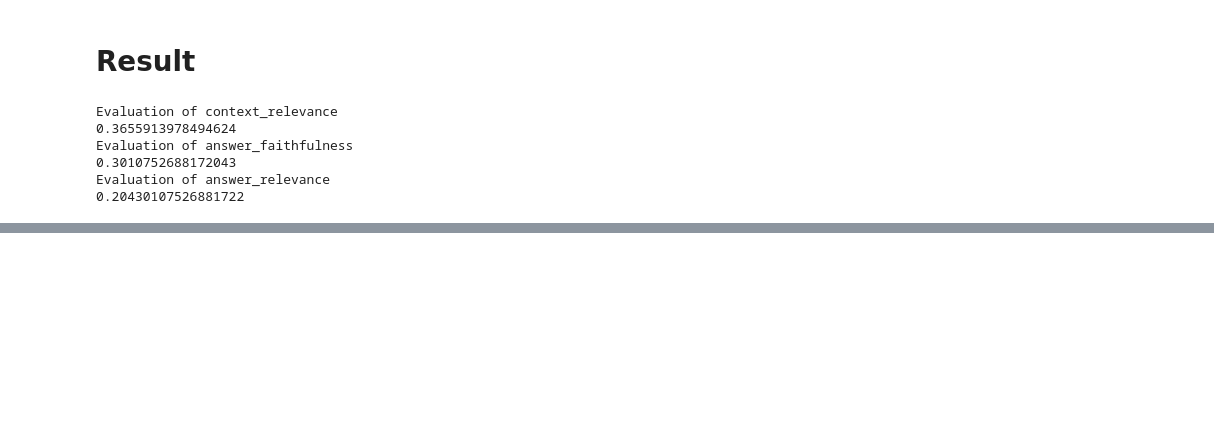
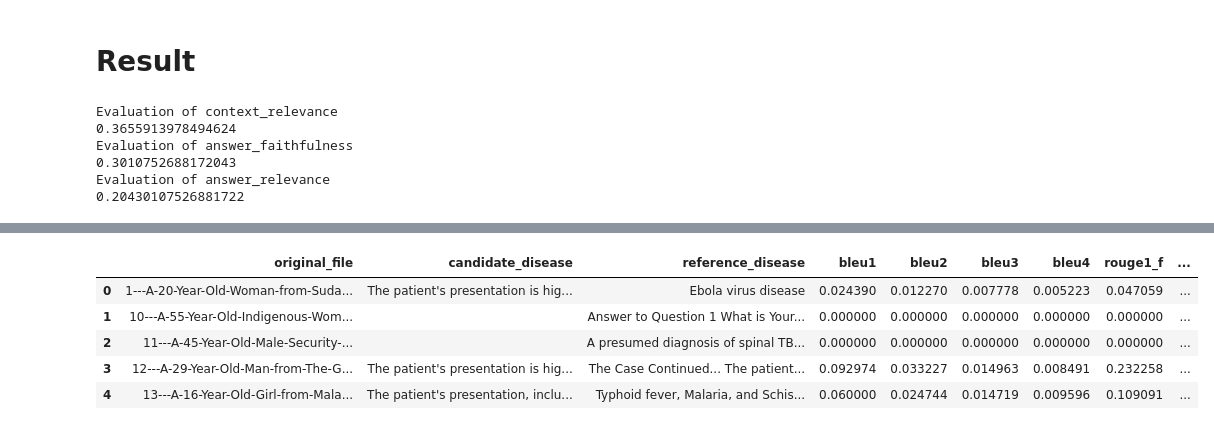
Before and after one commit to ga1nang/MedRAG_vdb, a Jupyter notebook: notebooks/evaluation.ipynb, the cells around one changed output, grey strips where cells are left out. Cells and saved outputs as stored; diff of their text form; code cells hidden in the pictures; blank space fills up the shorter version.

```diff
--- a/notebooks/evaluation.ipynb
+++ b/notebooks/evaluation.ipynb
@@ -44,6 +40,6 @@ def extract_text_from_pdf(pdf_path):
         doc.close()
         return all_text
 # %%
-result_file = "data/processed/medgemma/results.json"
+result_file = "data/processed/medgemma/results_reranker_1.json"
 with open(result_file, "r", encoding="utf-8") as f:
     data = json.load(f)
@@ -616,0 +868,3 @@ Evaluation of answer_relevance
+# %%
+test_diseases = []
+test_path = "data/processed/93_cases"
@@ -616,0 +1052,68 @@ Evaluation of answer_relevance
+# %%
+from nltk.translate.bleu_score import sentence_bleu, SmoothingFunction
+from rouge_score import rouge_scorer
+
+# ---------- lightweight normalization/tokenization ----------
+def normalize(text: str) -> str:
+    if not isinstance(text, str):
+        return ""
+    return re.sub(r"\s+", " ", text.lower()).strip()
+
+def word_tokens(text: str):
+    # alphanumeric tokens only, no external downloads needed
+    return re.findall(r"[a-z0-9]+", normalize(text))
+
+# ---------- BLEU helpers ----------
+_smooth = SmoothingFunction().method3  # robust for short phrases
+
+def bleu_all(candidate: str, reference: str):
+    cand = word_tokens(candidate)
+    ref = word_tokens(reference)
+    if not cand or not ref:
+        return {"bleu1": 0.0, "bleu2": 0.0, "bleu3": 0.0, "bleu4": 0.0}
+    refs = [ref]
+    return {
+        "bleu1": sentence_bleu(refs, cand, weights=(1.0, 0, 0, 0), smoothing_function=_smooth),
+        "bleu2": sentence_bleu(refs, cand, weights=(0.5, 0.5, 0, 0), smoothing_function=_smooth),
+        "bleu3": sentence_bleu(refs, cand, weights=(1/3, 1/3, 1/3, 0), smoothing_function=_smooth),
+        "bleu4": sentence_bleu(refs, cand, weights=(0.25, 0.25, 0.25, 0.25), smoothing_function=_smooth),
+    }
+
+# ---------- ROUGE helpers ----------
+_rouge = rouge_scorer.RougeScorer(["rouge1", "rouge2", "rougeL"], use_stemmer=True)
+
+def rouge_all(candidate: str, reference: str):
+    # rouge_scorer expects (target/reference, prediction/candidate)
+    cand = candidate if isinstance(candidate, str) else ""
+    ref = reference if isinstance(reference, str) else ""
+    scores = _rouge.score(ref, cand)
+    return {
+        "rouge1_f": scores["rouge1"].fmeasure, "rouge1_p": scores["rouge1"].precision, "rouge1_r": scores["rouge1"].recall,
+        "rouge2_f": scores["rouge2"].fmeasure, "rouge2_p": scores["rouge2"].precision, "rouge2_r": scores["rouge2"].recall,
+        "rougeL_f": scores["rougeL"].fmeasure, "rougeL_p": scores["rougeL"].precision, "rougeL_r": scores["rougeL"].recall,
+    }
+
+# ---------- compute per-row scores ----------
+bleu_rows = []
+rouge_rows = []
+for _, row in df_test_diseases.iterrows():
+    bleu_rows.append(bleu_all(row["candidate_disease"], row["reference_disease"]))
+    rouge_rows.append(rouge_all(row["candidate_disease"], row["reference_disease"]))
+
+df_bleu = pd.DataFrame(bleu_rows)
+df_rouge = pd.DataFrame(rouge_rows)
+
+df_scores = pd.concat([df_test_diseases.reset_index(drop=True), df_bleu, df_rouge], axis=1)
+
+# ---------- macro averages ----------
+bleu_summary = df_bleu.mean(numeric_only=True)
+rouge_summary = df_rouge.mean(numeric_only=True)
+
+print("BLEU (macro avg):")
+print(bleu_summary.to_string())
+print("\nROUGE (macro avg):")
+print(rouge_summary.to_string())
+
+# Optional: inspect a few rows
+df_scores.head(5)
+# %% [output]
@@ -616,0 +1136,6 @@ Evaluation of answer_relevance
+|  | original_file | candidate_disease | reference_disease | bleu1 | bleu2 | bleu3 | bleu4 | rouge1_f | ... |
+| 0 | 1---A-20-Year-Old-Woman-from-Suda... | The patient's presentation is hig... | Ebola virus disease | 0.024390 | 0.012270 | 0.007778 | 0.005223 | 0.047059 | ... |
+| 1 | 10---A-55-Year-Old-Indigenous-Wom... |  | Answer to Question 1 What is Your... | 0.000000 | 0.000000 | 0.000000 | 0.000000 | 0.000000 | ... |
+| 2 | 11---A-45-Year-Old-Male-Security-... |  | A presumed diagnosis of spinal TB... | 0.000000 | 0.000000 | 0.000000 | 0.000000 | 0.000000 | ... |
+| 3 | 12---A-29-Year-Old-Man-from-The-G... | The patient's presentation is hig... | The Case Continued... The patient... | 0.092974 | 0.033227 | 0.014963 | 0.008491 | 0.232258 | ... |
+| 4 | 13---A-16-Year-Old-Girl-from-Mala... | The patient's presentation, inclu... | Typhoid fever, Malaria, and Schis... | 0.060000 | 0.024744 | 0.014719 | 0.009596 | 0.109091 | ... |
```
Also changed, not shown: parts of 20 cells of this notebook, 1 other file.
